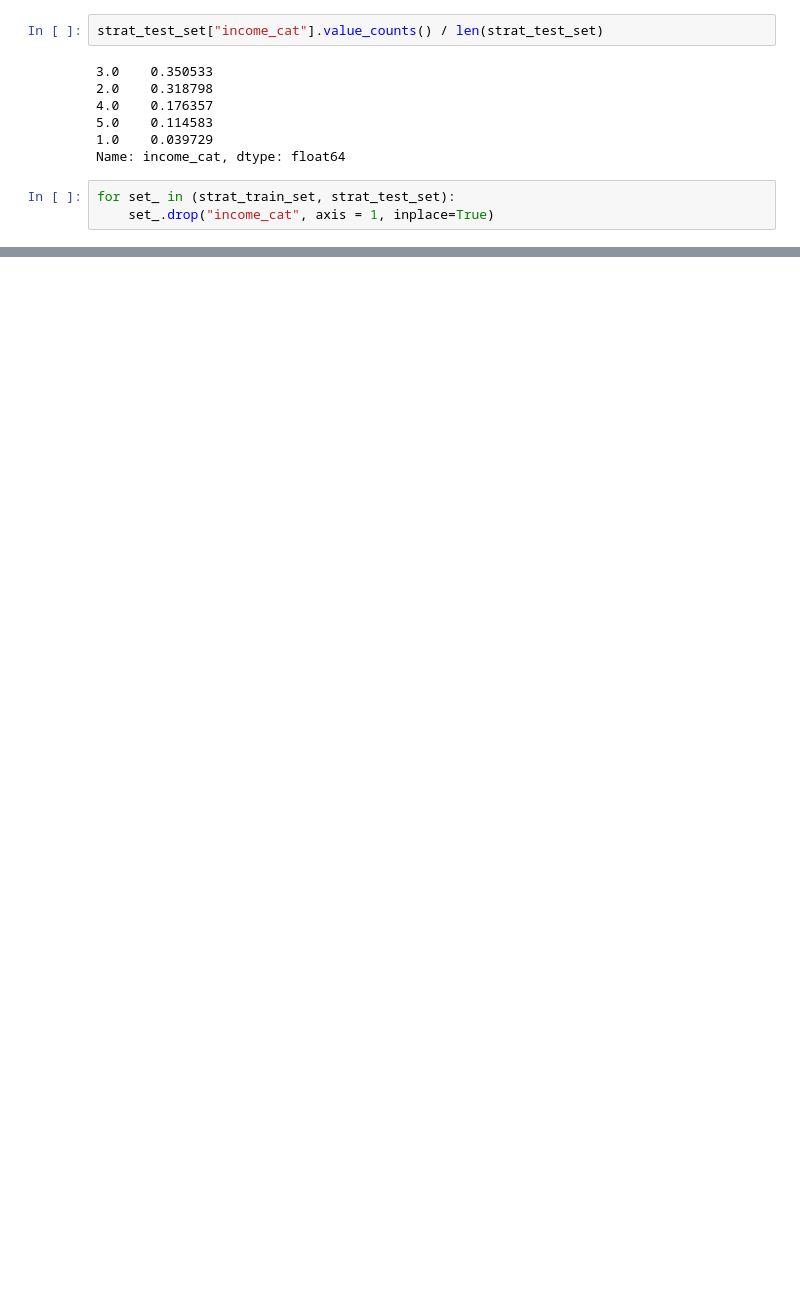
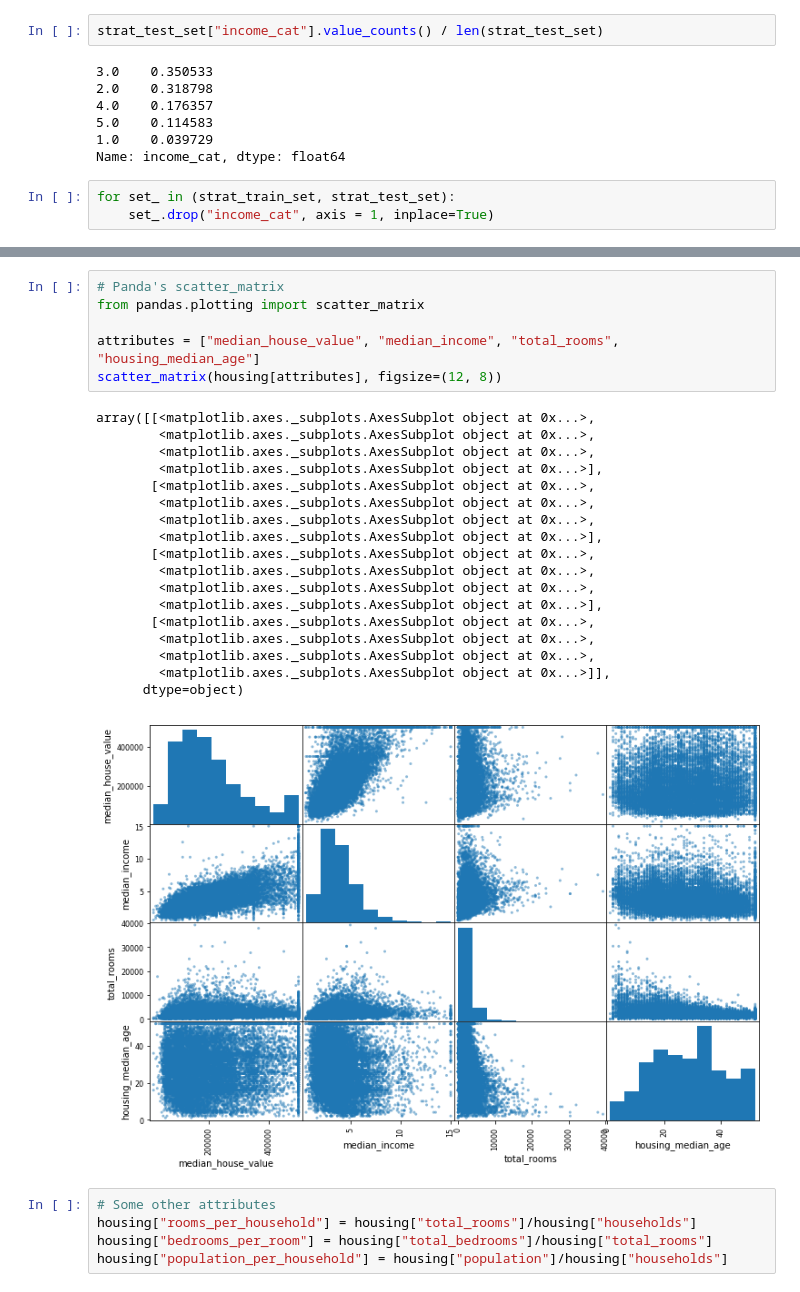
Before and after one commit to Quarint/hands-on-machine-learning, a Jupyter notebook: Housing.ipynb, the cells around one changed output, grey strips where cells are left out. Cells and saved outputs as stored; diff of their text form; blank space fills up the shorter version.

```diff
--- a/Housing.ipynb
+++ b/Housing.ipynb
@@ -132,0 +179,30 @@ for set_ in (strat_train_set, strat_test_set):
+# %%
+# Panda's scatter_matrix
+from pandas.plotting import scatter_matrix
+
+attributes = ["median_house_value", "median_income", "total_rooms", "housing_median_age"]
+scatter_matrix(housing[attributes], figsize=(12, 8))
+# %% [output]
+array([[<matplotlib.axes._subplots.AxesSubplot object at 0x...>,
+        <matplotlib.axes._subplots.AxesSubplot object at 0x...>,
+        <matplotlib.axes._subplots.AxesSubplot object at 0x...>,
+        <matplotlib.axes._subplots.AxesSubplot object at 0x...>],
+       [<matplotlib.axes._subplots.AxesSubplot object at 0x...>,
+        <matplotlib.axes._subplots.AxesSubplot object at 0x...>,
+        <matplotlib.axes._subplots.AxesSubplot object at 0x...>,
+        <matplotlib.axes._subplots.AxesSubplot object at 0x...>],
+       [<matplotlib.axes._subplots.AxesSubplot object at 0x...>,
+        <matplotlib.axes._subplots.AxesSubplot object at 0x...>,
+        <matplotlib.axes._subplots.AxesSubplot object at 0x...>,
+        <matplotlib.axes._subplots.AxesSubplot object at 0x...>],
+       [<matplotlib.axes._subplots.AxesSubplot object at 0x...>,
+        <matplotlib.axes._subplots.AxesSubplot object at 0x...>,
+        <matplotlib.axes._subplots.AxesSubplot object at 0x...>,
+        <matplotlib.axes._subplots.AxesSubplot object at 0x...>]],
+      dtype=object)
+[figure, added]
+# %%
+# Some other attributes
+housing["rooms_per_household"] = housing["total_rooms"]/housing["households"]
+housing["bedrooms_per_room"] = housing["total_bedrooms"]/housing["total_rooms"]
+housing["population_per_household"] = housing["population"]/housing["households"]
```
Also changed, not shown: parts of 13 cells of this notebook.
